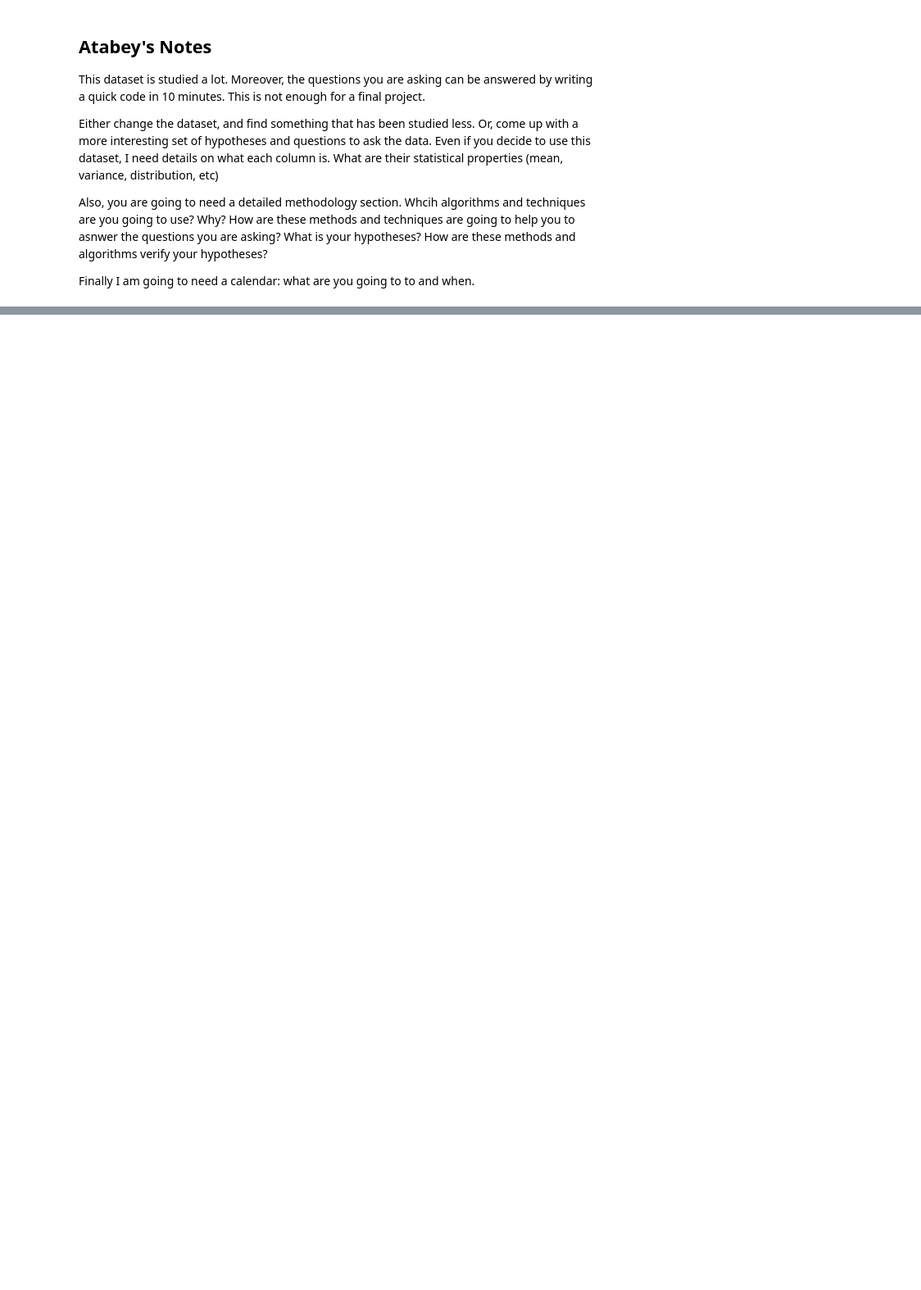
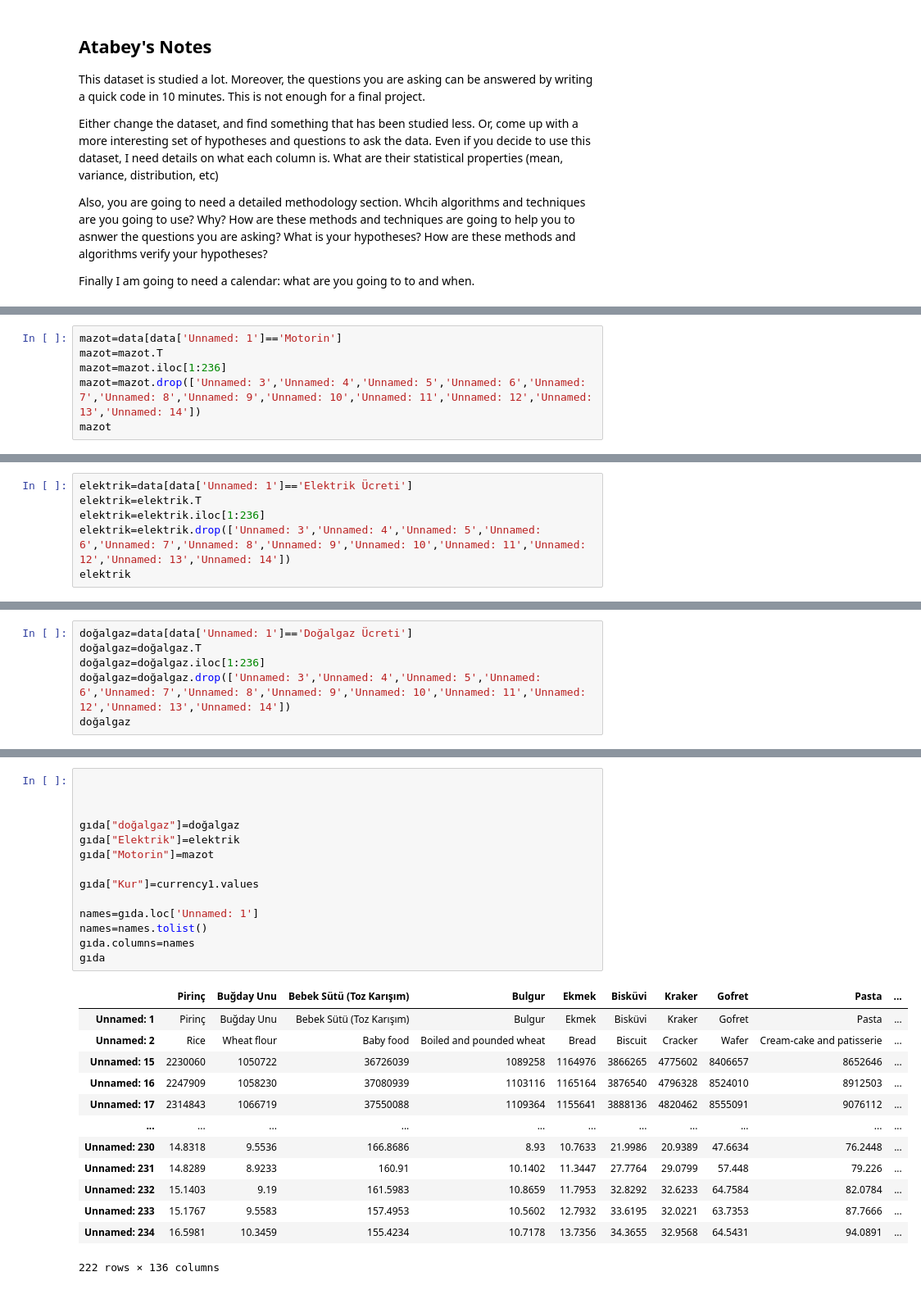
Before and after one commit to kayabo19/Average-Food-Price-Analysis, a Jupyter notebook: Final_Project_Proposal.ipynb, the cells around one changed output, grey strips where cells are left out. Shown at 82% size. Cells and saved outputs as stored; diff of their text form; blank space fills up the shorter version.

```diff
--- a/Final_Project_Proposal.ipynb
+++ b/Final_Project_Proposal.ipynb
@@ -74,0 +97,6 @@ Finally I am going to need a calendar: what are you going to to and when.
+# %%
+mazot=data[data['Unnamed: 1']=='Motorin']
+mazot=mazot.T
+mazot=mazot.iloc[1:236]
+mazot=mazot.drop(['Unnamed: 3','Unnamed: 4','Unnamed: 5','Unnamed: 6','Unnamed: 7','Unnamed: 8','Unnamed: 9','Unnamed: 10','Unnamed: 11','Unnamed: 12','Unnamed: 13','Unnamed: 14'])
+mazot
@@ -74,0 +117,6 @@ Finally I am going to need a calendar: what are you going to to and when.
+# %%
+elektrik=data[data['Unnamed: 1']=='Elektrik Ücreti']
+elektrik=elektrik.T
+elektrik=elektrik.iloc[1:236]
+elektrik=elektrik.drop(['Unnamed: 3','Unnamed: 4','Unnamed: 5','Unnamed: 6','Unnamed: 7','Unnamed: 8','Unnamed: 9','Unnamed: 10','Unnamed: 11','Unnamed: 12','Unnamed: 13','Unnamed: 14'])
+elektrik
@@ -74,0 +137,6 @@ Finally I am going to need a calendar: what are you going to to and when.
+# %%
+doğalgaz=data[data['Unnamed: 1']=='Doğalgaz Ücreti']
+doğalgaz=doğalgaz.T
+doğalgaz=doğalgaz.iloc[1:236]
+doğalgaz=doğalgaz.drop(['Unnamed: 3','Unnamed: 4','Unnamed: 5','Unnamed: 6','Unnamed: 7','Unnamed: 8','Unnamed: 9','Unnamed: 10','Unnamed: 11','Unnamed: 12','Unnamed: 13','Unnamed: 14'])
+doğalgaz
@@ -74,0 +157,28 @@ Finally I am going to need a calendar: what are you going to to and when.
+# %%
+
+
+
+gıda["doğalgaz"]=doğalgaz
+gıda["Elektrik"]=elektrik
+gıda["Motorin"]=mazot
+
+gıda["Kur"]=currency1.values
+
+names=gıda.loc['Unnamed: 1']
+names=names.tolist()
+gıda.columns=names
+gıda
+# %% [output]
+|  | Pirinç | Buğday Unu | Bebek Sütü (Toz Karışım) | Bulgur | Ekmek | Bisküvi | Kraker | Gofret | Pasta | ... |
+| Unnamed: 1 | Pirinç | Buğday Unu | Bebek Sütü (Toz Karışım) | Bulgur | Ekmek | Bisküvi | Kraker | Gofret | Pasta | ... |
+| Unnamed: 2 | Rice | Wheat flour | Baby food | Boiled and pounded wheat | Bread | Biscuit | Cracker | Wafer | Cream-cake and patisserie | ... |
+| Unnamed: 15 | 2230060 | 1050722 | 36726039 | 1089258 | 1164976 | 3866265 | 4775602 | 8406657 | 8652646 | ... |
+| Unnamed: 16 | 2247909 | 1058230 | 37080939 | 1103116 | 1165164 | 3876540 | 4796328 | 8524010 | 8912503 | ... |
+| Unnamed: 17 | 2314843 | 1066719 | 37550088 | 1109364 | 1155641 | 3888136 | 4820462 | 8555091 | 9076112 | ... |
+| ... | ... | ... | ... | ... | ... | ... | ... | ... | ... | ... |
+| Unnamed: 230 | 14.8318 | 9.5536 | 166.8686 | 8.93 | 10.7633 | 21.9986 | 20.9389 | 47.6634 | 76.2448 | ... |
+| Unnamed: 231 | 14.8289 | 8.9233 | 160.91 | 10.1402 | 11.3447 | 27.7764 | 29.0799 | 57.448 | 79.226 | ... |
+| Unnamed: 232 | 15.1403 | 9.19 | 161.5983 | 10.8659 | 11.7953 | 32.8292 | 32.6233 | 64.7584 | 82.0784 | ... |
+| Unnamed: 233 | 15.1767 | 9.5583 | 157.4953 | 10.5602 | 12.7932 | 33.6195 | 32.0221 | 63.7353 | 87.7666 | ... |
+| Unnamed: 234 | 16.5981 | 10.3459 | 155.4234 | 10.7178 | 13.7356 | 34.3655 | 32.9568 | 64.5431 | 94.0891 | ... |
+222 rows × 136 columns
```
Also changed, not shown: parts of 17 cells of this notebook, 2 other files.
